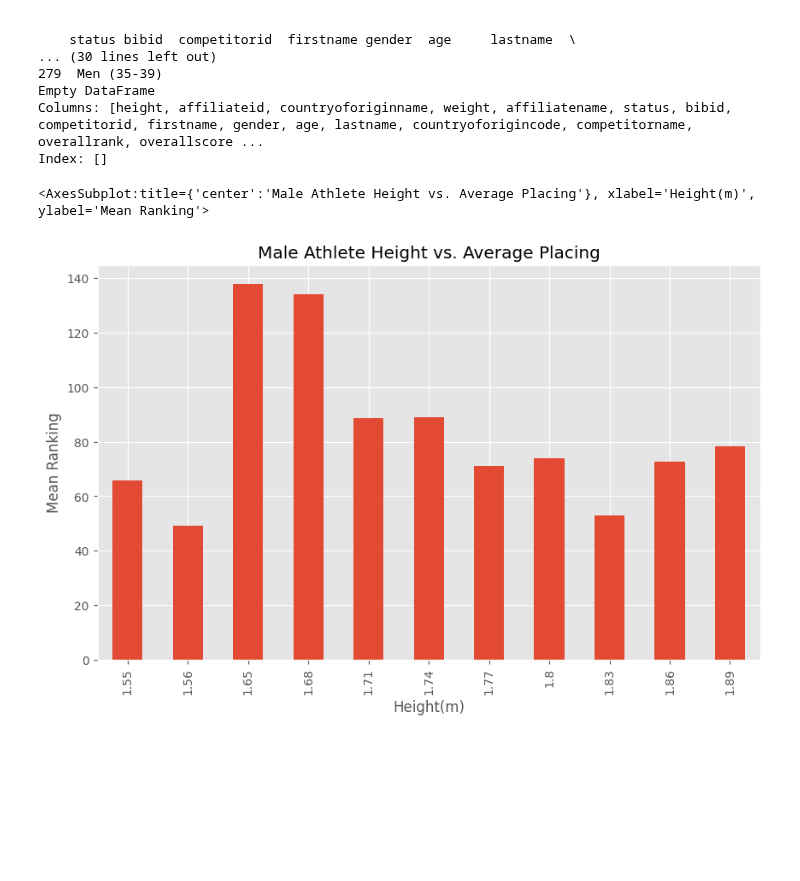
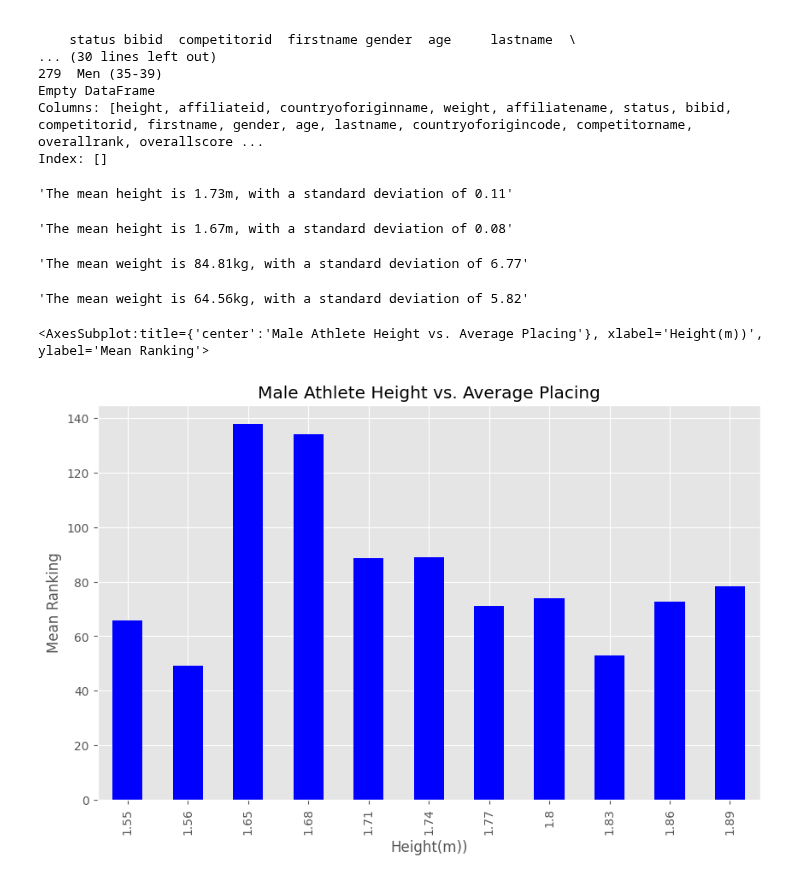
Before and after one commit to Glaikit7/Crossfit2019Project, a Jupyter notebook: crossfit.ipynb, the cells around one changed output. Drawn from its saved outputs; the diff is of its cells as text; code cells hidden in the pictures; blank space fills up the shorter version.

```diff
--- a/crossfit.ipynb
+++ b/crossfit.ipynb
@@ -123,3 +135,19 @@ women_df = df[df['division'] == 'Women']
+# %%
+summarise_height(men_df)
+# %% [output]
+'The mean height is 1.73m, with a standard deviation of 0.11'
+# %%
+summarise_height(women_df)
+# %% [output]
+'The mean height is 1.67m, with a standard deviation of 0.08'
+# %%
+summarise_weight(men_df)
+# %% [output]
+'The mean weight is 84.81kg, with a standard deviation of 6.77'
+# %%
+summarise_weight(women_df)
+# %% [output]
+'The mean weight is 64.56kg, with a standard deviation of 5.82'
 # %%
 # This creates grouped summaries correlating height/weight with overall rank
 menheight_df = men_df.groupby('height')['overallrank'].mean()
@@ -131,9 +159,9 @@ menweight_df = men_df.groupby('weight')['overallrank'].mean()
 womenweight_df = women_df.groupby('weight')['overallrank'].mean()
 # %%
 # Plot of men's height vs overall ranking
-menheight_df.plot(kind='bar', title='Male Athlete Height vs. Average Placing', ylabel='Mean Ranking', xlabel='Height(m)', figsize=(10,6))
+menheight_df.plot(kind='bar', title='Male Athlete Height vs. Average Placing', ylabel='Mean Ranking', xlabel='Height(m))', figsize=(10,6), color='b')
 # %% [output]
-<AxesSubplot:title={'center':'Male Athlete Height vs. Average Placing'}, xlabel='Height(m)', ylabel='Mean Ranking'>
+<AxesSubplot:title={'center':'Male Athlete Height vs. Average Placing'}, xlabel='Height(m))', ylabel='Mean Ranking'>
-[figure, old version]
+[figure, new version]
 # %%
 # Plot of men's weight vs overall ranking
```
Also changed, not shown: parts of 4 cells of this notebook.
